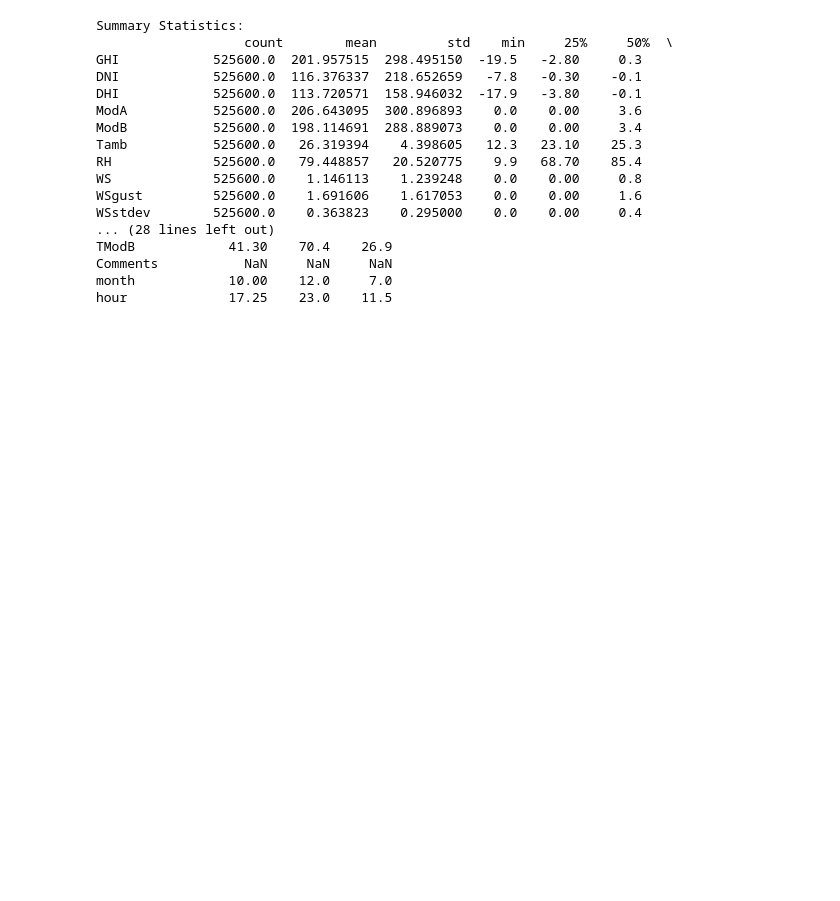
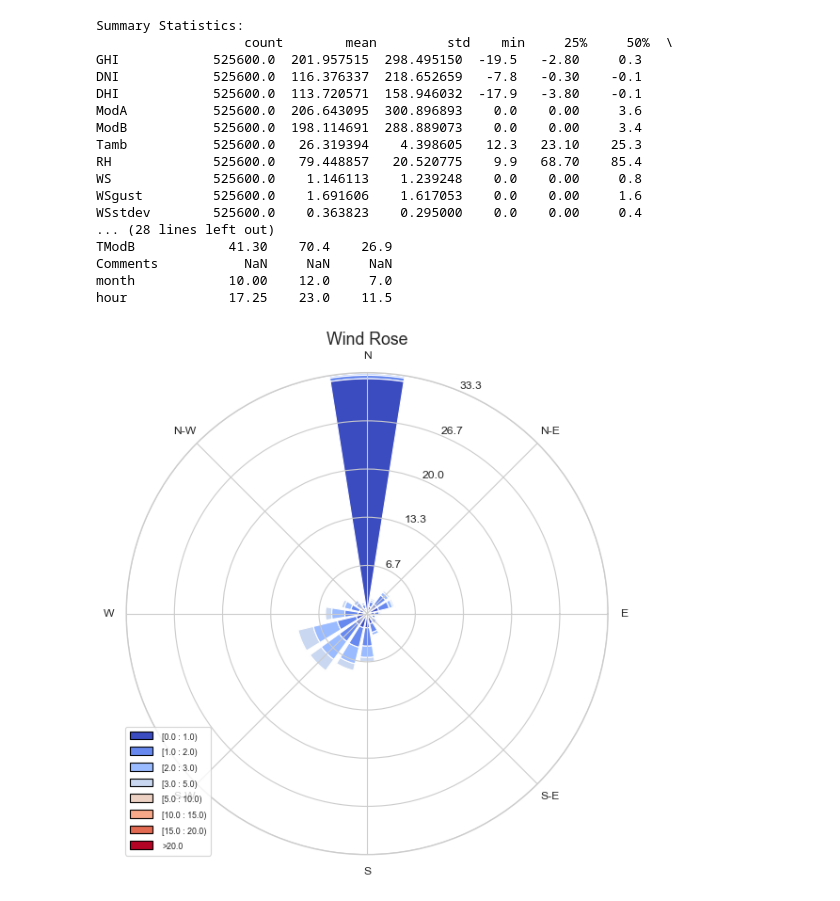
Before and after one commit to YonasEngineer/moon-light-optimizer-updated, a Jupyter notebook: notebooks/eda.ipynb, the cells around one changed output. Cells and saved outputs as stored; diff of their text form; code cells hidden in the pictures; blank space fills up the shorter version.

Commit message:
Wind Analysis done

```diff
--- a/notebooks/eda.ipynb
+++ b/notebooks/eda.ipynb
@@ -137,0 +143,10 @@ summary.to_csv('summary_statistics.csv', index=True)
+# %%
+
+# Initialize the WindAnalysis class
+wind_analysis = WindAnalysis(df)
+# %%
+
+# Plot a wind rose
+wind_analysis.plot_wind_rose(wind_speed_col='WS', wind_dir_col='WD')
+# %% [output]
+[figure, added]
```
Also changed, not shown: parts of 3 cells of this notebook, 1 other file.
